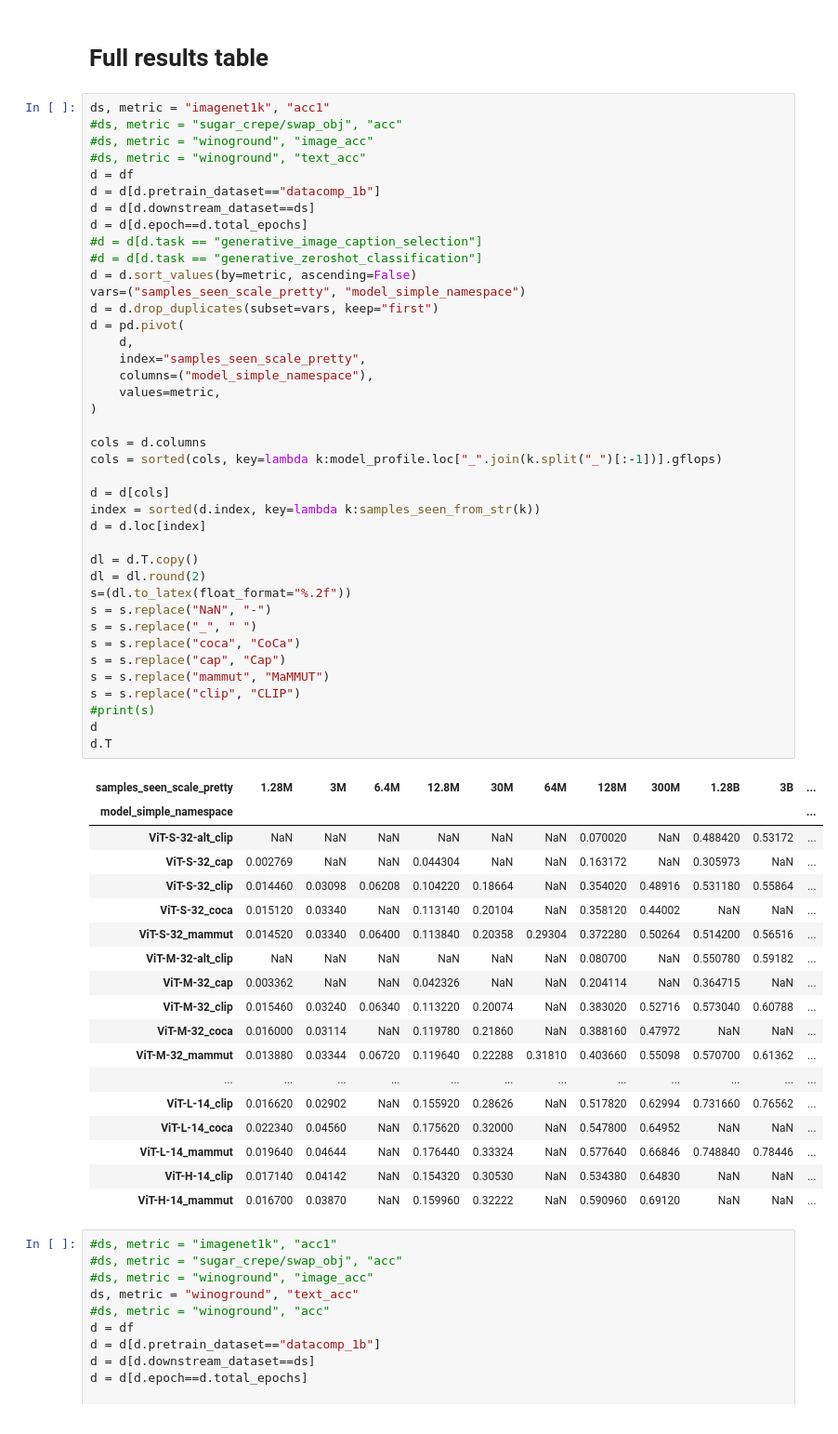
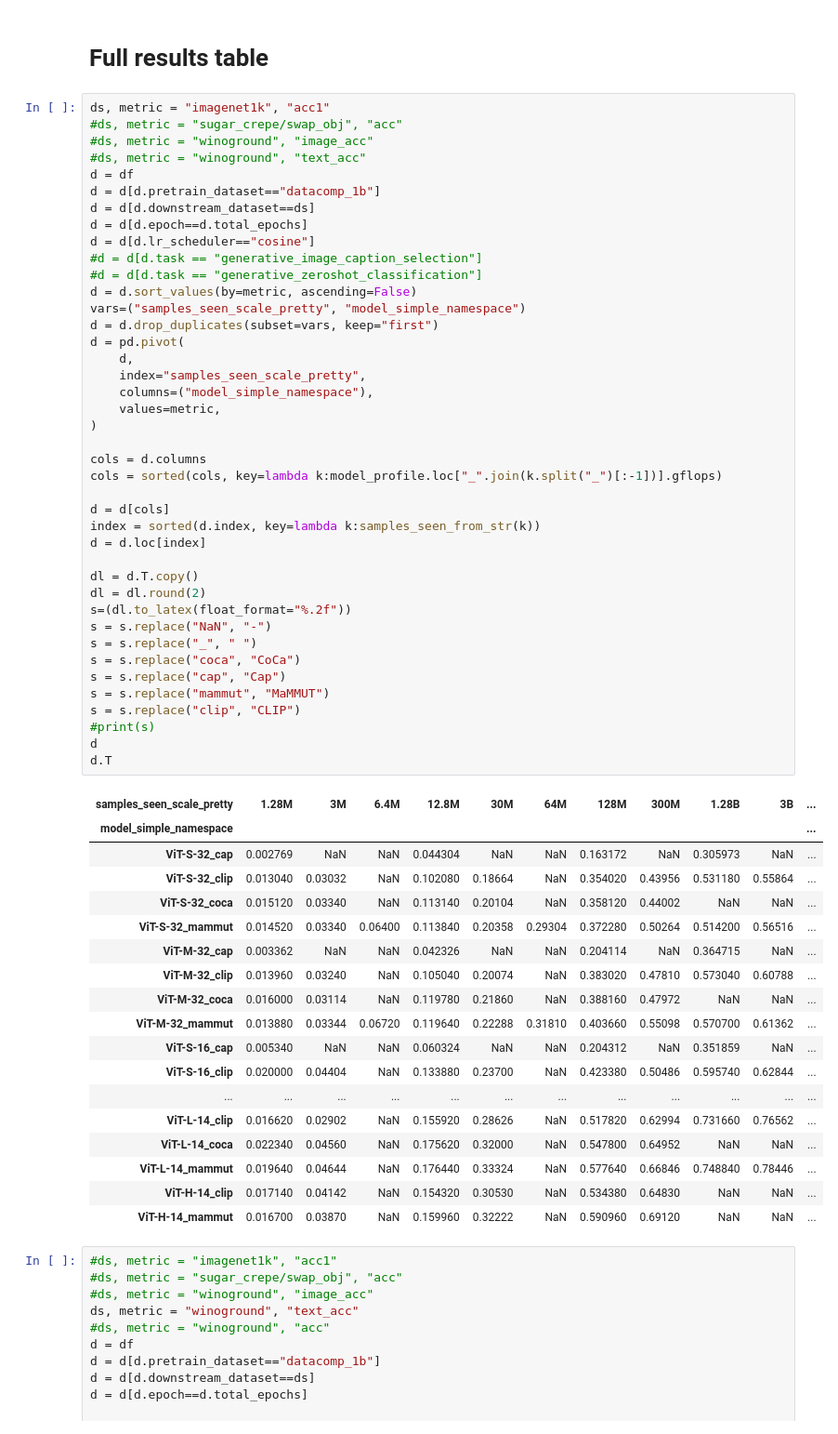
Before and after one commit to SLAMPAI/open_clip_scaling, a Jupyter notebook: results.ipynb, the cells around one changed output. Shown at 93% size. Drawn from its saved outputs; the diff is of its cells as text.

```diff
--- a/results.ipynb
+++ b/results.ipynb
@@ -481,6 +473,7 @@ d = df
 d = d[d.pretrain_dataset=="datacomp_1b"]
 d = d[d.downstream_dataset==ds]
 d = d[d.epoch==d.total_epochs]
+d = d[d.lr_scheduler=="cosine"]
 #d = d[d.task == "generative_image_caption_selection"]
 #d = d[d.task == "generative_zeroshot_classification"]
 d = d.sort_values(by=metric, ascending=False)
@@ -488,43 +481,43 @@ vars=("samples_seen_scale_pretty", "model_simple_namespace")
 d = d.drop_duplicates(subset=vars, keep="first")
 d = pd.pivot(
     d,
     index="samples_seen_scale_pretty",
     columns=("model_simple_namespace"),
     values=metric,
 )
 
 cols = d.columns
 cols = sorted(cols, key=lambda k:model_profile.loc["_".join(k.split("_")[:-1])].gflops)
 
 d = d[cols]
 index = sorted(d.index, key=lambda k:samples_seen_from_str(k))
 d = d.loc[index]
 
 dl = d.T.copy()
 dl = dl.round(2)
 s=(dl.to_latex(float_format="%.2f"))
 s = s.replace("NaN", "-")
 s = s.replace("_", " ")
 s = s.replace("coca", "CoCa")
 s = s.replace("cap", "Cap")
 s = s.replace("mammut", "MaMMUT")
 s = s.replace("clip", "CLIP")
 #print(s)
 d
 d.T
 # %% [output]
 | samples_seen_scale_pretty | 1.28M | 3M | 6.4M | 12.8M | 30M | 64M | 128M | 300M | 1.28B | 3B | ... |
 | model_simple_namespace |  |  |  |  |  |  |  |  |  |  | ... |
-| ViT-S-32-alt_clip | NaN | NaN | NaN | NaN | NaN | NaN | 0.070020 | NaN | 0.488420 | 0.53172 | ... |
 | ViT-S-32_cap | 0.002769 | NaN | NaN | 0.044304 | NaN | NaN | 0.163172 | NaN | 0.305973 | NaN | ... |
-| ViT-S-32_clip | 0.014460 | 0.03098 | 0.06208 | 0.104220 | 0.18664 | NaN | 0.354020 | 0.48916 | 0.531180 | 0.55864 | ... |
+| ViT-S-32_clip | 0.013040 | 0.03032 | NaN | 0.102080 | 0.18664 | NaN | 0.354020 | 0.43956 | 0.531180 | 0.55864 | ... |
 | ViT-S-32_coca | 0.015120 | 0.03340 | NaN | 0.113140 | 0.20104 | NaN | 0.358120 | 0.44002 | NaN | NaN | ... |
 | ViT-S-32_mammut | 0.014520 | 0.03340 | 0.06400 | 0.113840 | 0.20358 | 0.29304 | 0.372280 | 0.50264 | 0.514200 | 0.56516 | ... |
-| ViT-M-32-alt_clip | NaN | NaN | NaN | NaN | NaN | NaN | 0.080700 | NaN | 0.550780 | 0.59182 | ... |
 | ViT-M-32_cap | 0.003362 | NaN | NaN | 0.042326 | NaN | NaN | 0.204114 | NaN | 0.364715 | NaN | ... |
-| ViT-M-32_clip | 0.015460 | 0.03240 | 0.06340 | 0.113220 | 0.20074 | NaN | 0.383020 | 0.52716 | 0.573040 | 0.60788 | ... |
+| ViT-M-32_clip | 0.013960 | 0.03240 | NaN | 0.105040 | 0.20074 | NaN | 0.383020 | 0.47810 | 0.573040 | 0.60788 | ... |
 | ViT-M-32_coca | 0.016000 | 0.03114 | NaN | 0.119780 | 0.21860 | NaN | 0.388160 | 0.47972 | NaN | NaN | ... |
 | ViT-M-32_mammut | 0.013880 | 0.03344 | 0.06720 | 0.119640 | 0.22288 | 0.31810 | 0.403660 | 0.55098 | 0.570700 | 0.61362 | ... |
+| ViT-S-16_cap | 0.005340 | NaN | NaN | 0.060324 | NaN | NaN | 0.204312 | NaN | 0.351859 | NaN | ... |
+| ViT-S-16_clip | 0.020000 | 0.04404 | NaN | 0.133880 | 0.23700 | NaN | 0.423380 | 0.50486 | 0.595740 | 0.62844 | ... |
 | ... | ... | ... | ... | ... | ... | ... | ... | ... | ... | ... | ... |
 | ViT-L-14_clip | 0.016620 | 0.02902 | NaN | 0.155920 | 0.28626 | NaN | 0.517820 | 0.62994 | 0.731660 | 0.76562 | ... |
 | ViT-L-14_coca | 0.022340 | 0.04560 | NaN | 0.175620 | 0.32000 | NaN | 0.547800 | 0.64952 | NaN | NaN | ... |
```
Also changed, not shown: parts of 18 cells of this notebook, 2 other files.
